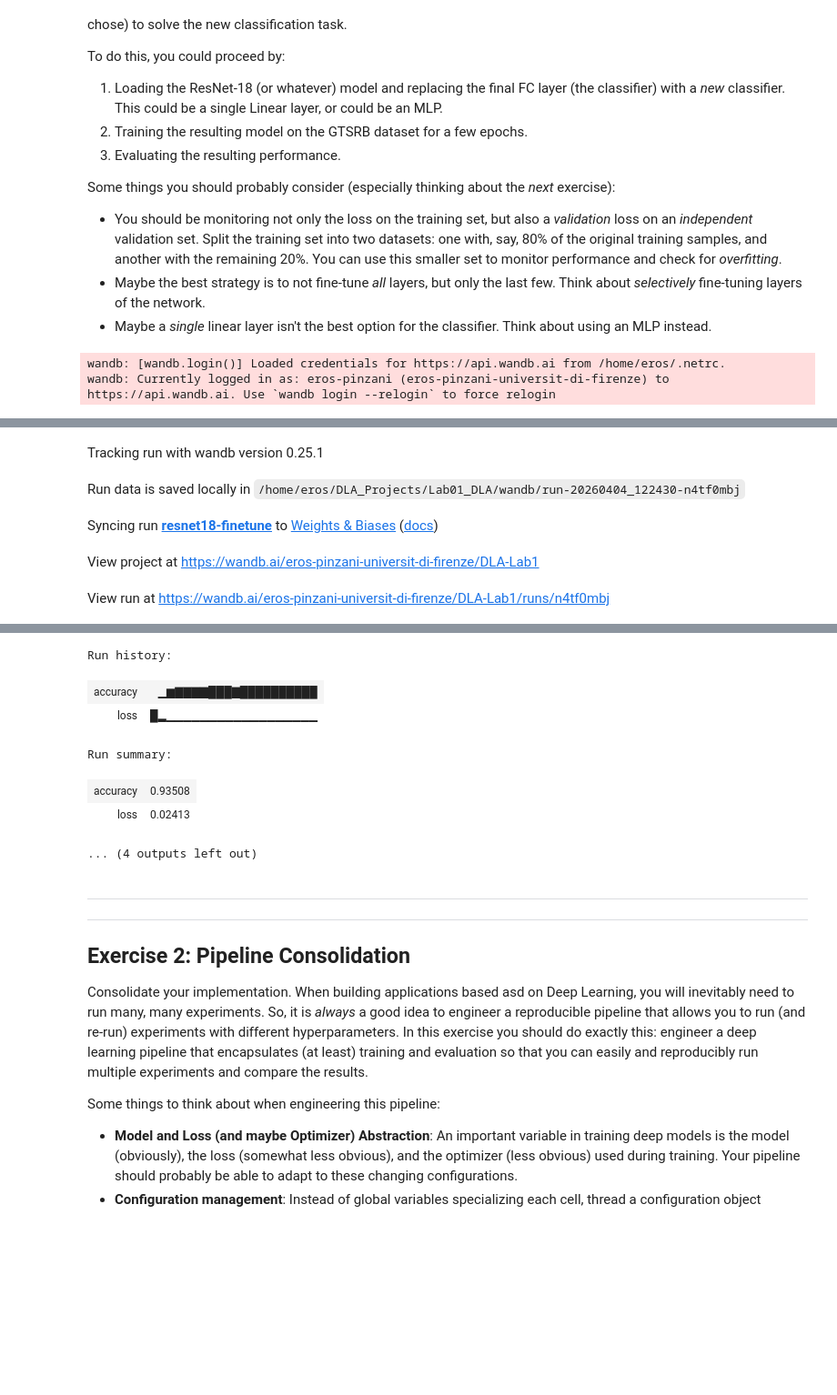
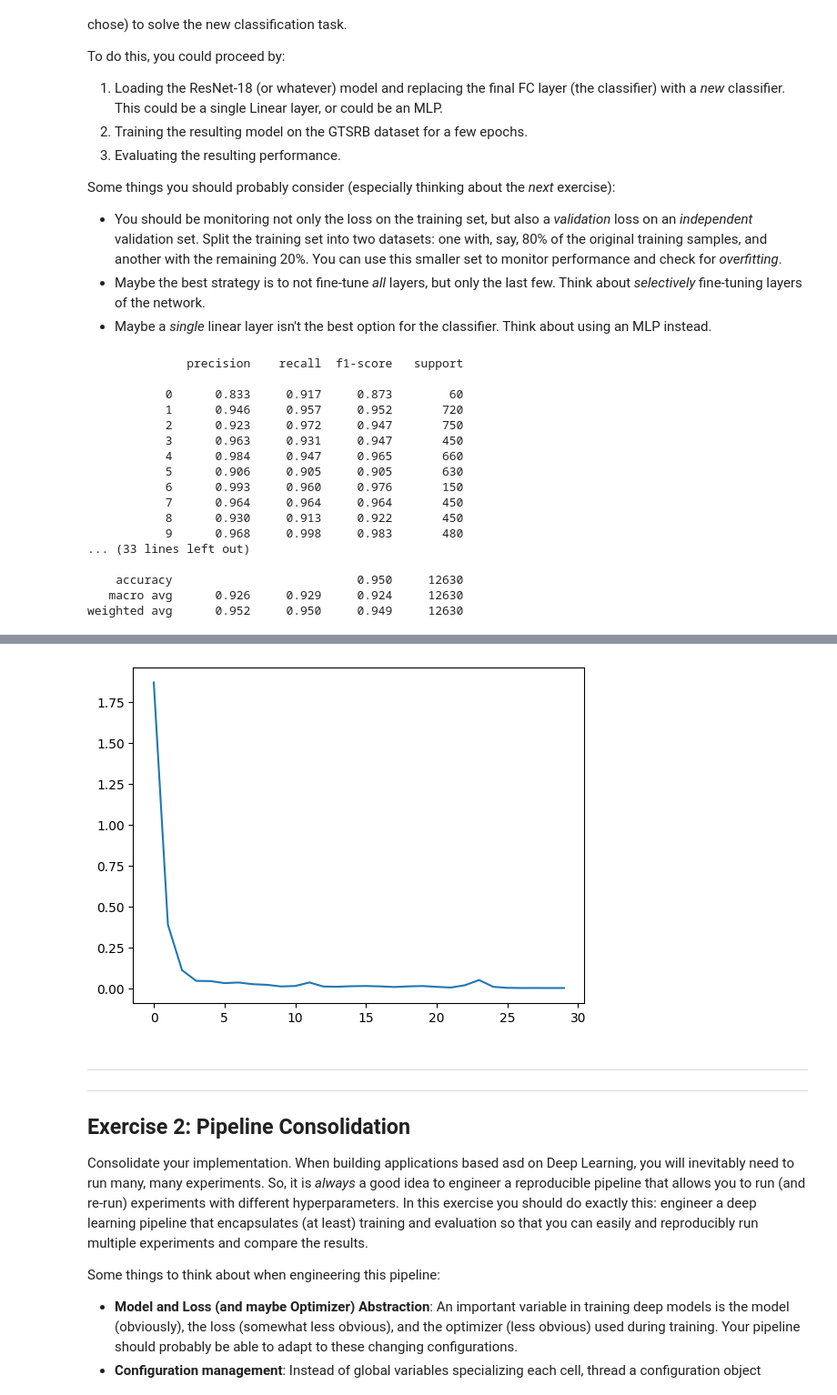
Before and after one commit to Eros-Pinzani/DLA_Projects, a Jupyter notebook: Lab01_DLA/DLA-Lab1.ipynb, the cells around one changed output, grey strips where cells are left out. Shown at 91% size. Drawn from its saved outputs; the diff is of its cells as text; code cells hidden in the pictures; blank space fills up the shorter version.

```diff
--- a/Lab01_DLA/DLA-Lab1.ipynb
+++ b/Lab01_DLA/DLA-Lab1.ipynb
@@ -380,44 +332,44 @@ def evaluate_model(model, dl, device='cpu'):
 def count_parameters(model):
     return np.sum([p.numel() for p in model.parameters()])
 # %%
-# Load our ResNet model
+# Your code here.
+
+# Load our ResNet model.
 model = get_model('resnet18', weights='DEFAULT')
-model.fc = nn.Linear(512, 43) # Replace the final fully connected layer to output 43 classes for GTSRB.
+model.fc = nn.Linear(512, 43)  # Replace classifier with identity to extract features.
 model = model.to(device)
 
-# The training dataloader
+# The training dataloader.
 batch_size = 1024
-dl_train = DataLoader(ds_train, batch_size=batch_size, shuffle=True, num_workers=2)
-dl_test = DataLoader(ds_test, batch_size=batch_size, shuffle=False)
+dl_train = DataLoader(ds_train, batch_size=batch_size, shuffle=True, num_workers=4, pin_memory=True)
+dl_test = DataLoader(ds_test, batch_size=batch_size, shuffle=False, num_workers=True)
 # %%
-import wandb
-run = wandb.init(project='DLA-Lab1', name='resnet18-finetune', config={
-        "learning_rate": 0.0001,
-        "architecture": "CNN",
-        "dataset": "GTSRB",
-        "epochs": 20,
-    },)
-
-epochs = 20
+epochs = 30
 lr = 0.0001
 optimizer = torch.optim.Adam(model.parameters(), lr=lr)
 
 losses = []
-accuracies = []
 for epoch in tqdm(range(epochs)):
-    loss = train_epoch(model, dl_train, optimizer, epoch+1, device=device)
-    acc, _ = evaluate_model(model, dl_test, device=device)
-    losses.append(loss)
-    accuracies.append(acc)
-    run.log({"loss": loss, "accuracy": acc})
-run.finish()
+    losses.append(train_epoch(model, dl_train, optimizer, epoch+1, device=device))
 
-plt.plot(losses, label='loss')
-plt.plot(accuracies, label='accuracy')
-plt.legend()
-
+plt.plot(losses)
 (accuracy, cls_report) = evaluate_model(model, dl_test, device=device)
 print(cls_report)
 # %% [output]
-wandb: [wandb.login()] Loaded credentials for https://api.wandb.ai from /home/eros/.netrc.
-wandb: Currently logged in as: eros-pinzani (eros-pinzani-universit-di-firenze) to https://api.wandb.ai. Use `wandb login --relogin` to force relogin
+              precision    recall  f1-score   support
+
+           0      0.833     0.917     0.873        60
+           1      0.946     0.957     0.952       720
+           2      0.923     0.972     0.947       750
+           3      0.963     0.931     0.947       450
+           4      0.984     0.947     0.965       660
+           5      0.906     0.905     0.905       630
+           6      0.993     0.960     0.976       150
+           7      0.964     0.964     0.964       450
+           8      0.930     0.913     0.922       450
+           9      0.968     0.998     0.983       480
+... (33 lines left out)
+
+    accuracy                          0.950     12630
+   macro avg      0.926     0.929     0.924     12630
+weighted avg      0.952     0.950     0.949     12630
@@ -425,5 +375,0 @@ wandb: Currently logged in as: eros-pinzani (eros-pinzani-universit-di-firenze)
-Tracking run with wandb version 0.25.1
-Run data is saved locally in /home/eros/DLA_Projects/Lab01_DLA/wandb/run-20260404_122430-n4tf0mbj
-Syncing run resnet18-finetune to Weights & Biases (docs)
-View project at https://wandb.ai/eros-pinzani-universit-di-firenze/DLA-Lab1
-View run at https://wandb.ai/eros-pinzani-universit-di-firenze/DLA-Lab1/runs/n4tf0mbj
@@ -431,10 +376,4 @@ View run at https://wandb.ai/eros-pinzani-universit-di-firenze/DLA-Lab1/runs/n4t
-Run history:
-| accuracy | ▁▆▇▇▇▇███▇██████████ |
-| loss | █▂▁▁▁▁▁▁▁▁▁▁▁▁▁▁▁▁▁▁ |
-Run summary:
-| accuracy | 0.93508 |
-| loss | 0.02413 |
-... (4 outputs left out)
+[figure, added]
 # %% [markdown]
 ---
 ---
```
Also changed, not shown: parts of 34 cells of this notebook, 1 other file.
